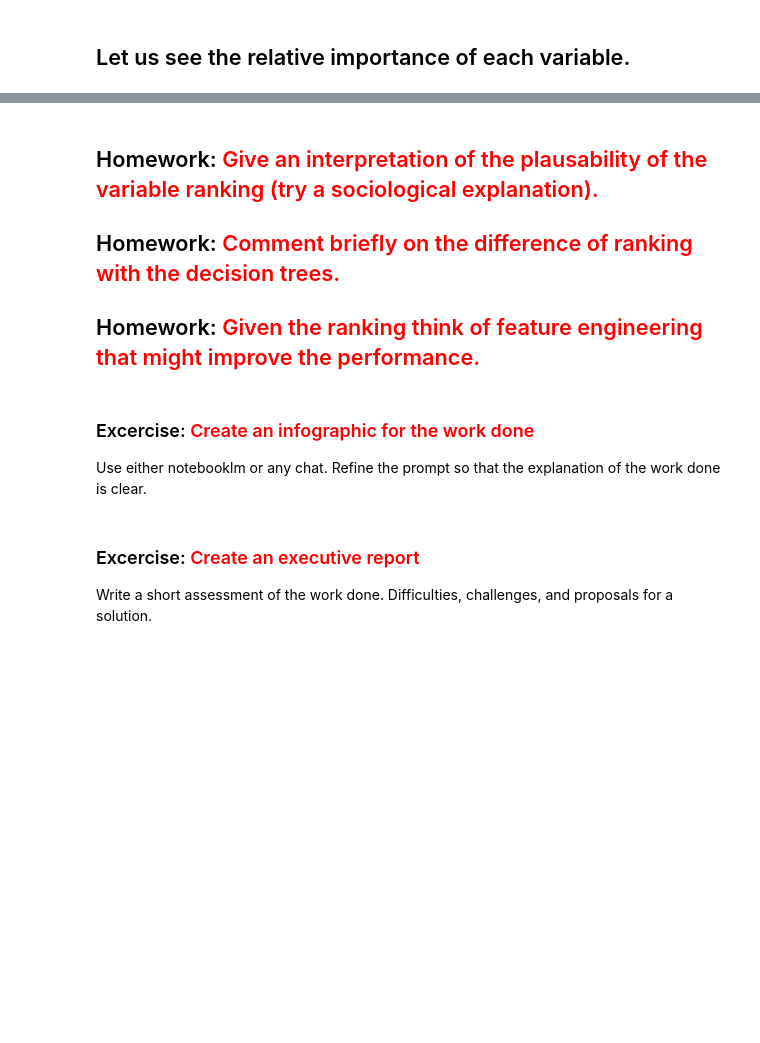
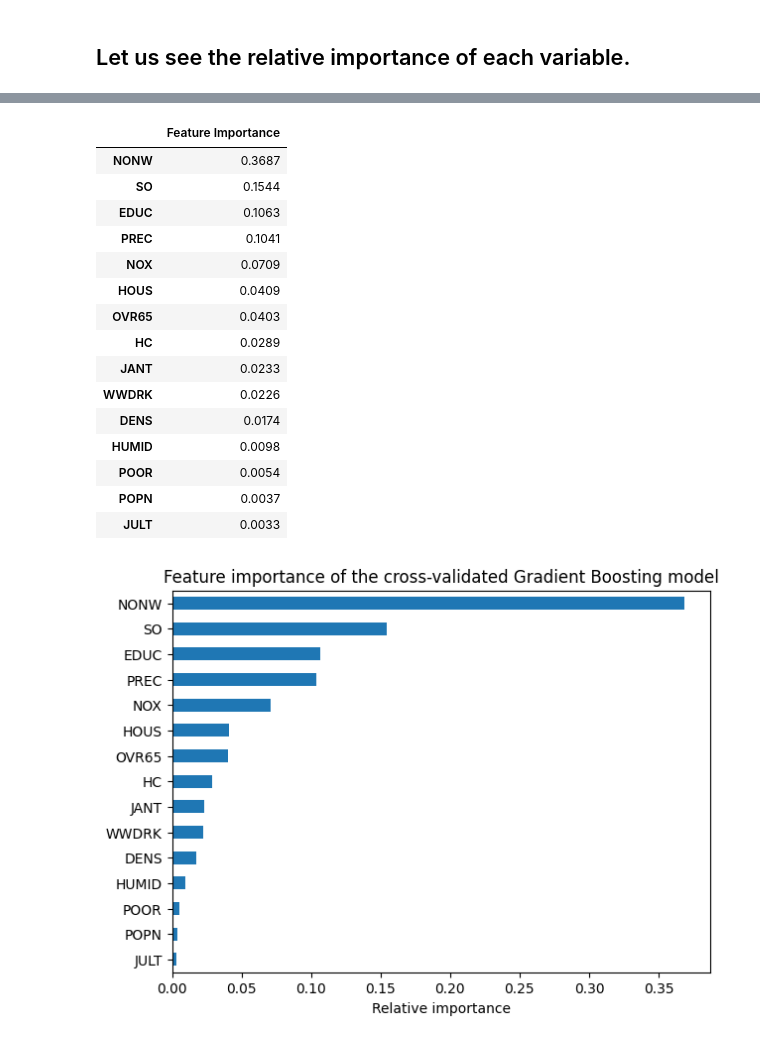
Before and after one commit to unworthyzeus/mlearn-lab, a Jupyter notebook: EightPractice/EightPractice.ipynb, the cells around one changed output, grey strips where cells are left out. Drawn from its saved outputs; the diff is of its cells as text; code cells hidden in the pictures; blank space fills up the shorter version.

```diff
--- a/EightPractice/EightPractice.ipynb
+++ b/EightPractice/EightPractice.ipynb
@@ -385,11 +463,31 @@ FeatureImportance.plot.bar()
-# %% [markdown]
-## Homework: <font color='red'> Give an interpretation of the plausability of the variable ranking (try a sociological explanation).</font>
-## Homework: <font color='red'> Comment briefly on the difference of ranking with the decision trees.</font>
-## Homework: <font color='red'> Given the ranking think of feature engineering that might improve the performance.</font>
-# %% [markdown]
- ### Excercise: <font color='red'> Create an infographic for the work done </font>
- Use either notebooklm or any chat.
- Refine the prompt so that the explanation of the work done is clear.
-# %% [markdown]
-### Excercise: <font color='red'> Create an executive report </font>
-Write a short assessment of the work done. Difficulties, challenges, and proposals for a solution.
+# %%
+FeatureImportance = pd.DataFrame(
+    best_reg_gbr.feature_importances_,
+    columns=['Feature Importance'],
+    index=InputFeatures
+)
+FeatureImportance.sort_values(by=['Feature Importance'], inplace=True, ascending=False)
+display(FeatureImportance.round(4))
+
+ax = FeatureImportance.sort_values(by=['Feature Importance']).plot.barh(figsize=(7, 5), legend=False)
+ax.set_title('Feature importance of the cross-validated Gradient Boosting model')
+ax.set_xlabel('Relative importance')
+plt.show()
+# %% [output]
+|  | Feature Importance |
+| NONW | 0.3687 |
+| SO | 0.1544 |
+| EDUC | 0.1063 |
+| PREC | 0.1041 |
+| NOX | 0.0709 |
+| HOUS | 0.0409 |
+| OVR65 | 0.0403 |
+| HC | 0.0289 |
+| JANT | 0.0233 |
+| WWDRK | 0.0226 |
+| DENS | 0.0174 |
+| HUMID | 0.0098 |
+| POOR | 0.0054 |
+| POPN | 0.0037 |
+| JULT | 0.0033 |
+[figure, added]
```
Also changed, not shown: parts of 21 cells of this notebook, 3 other files.
